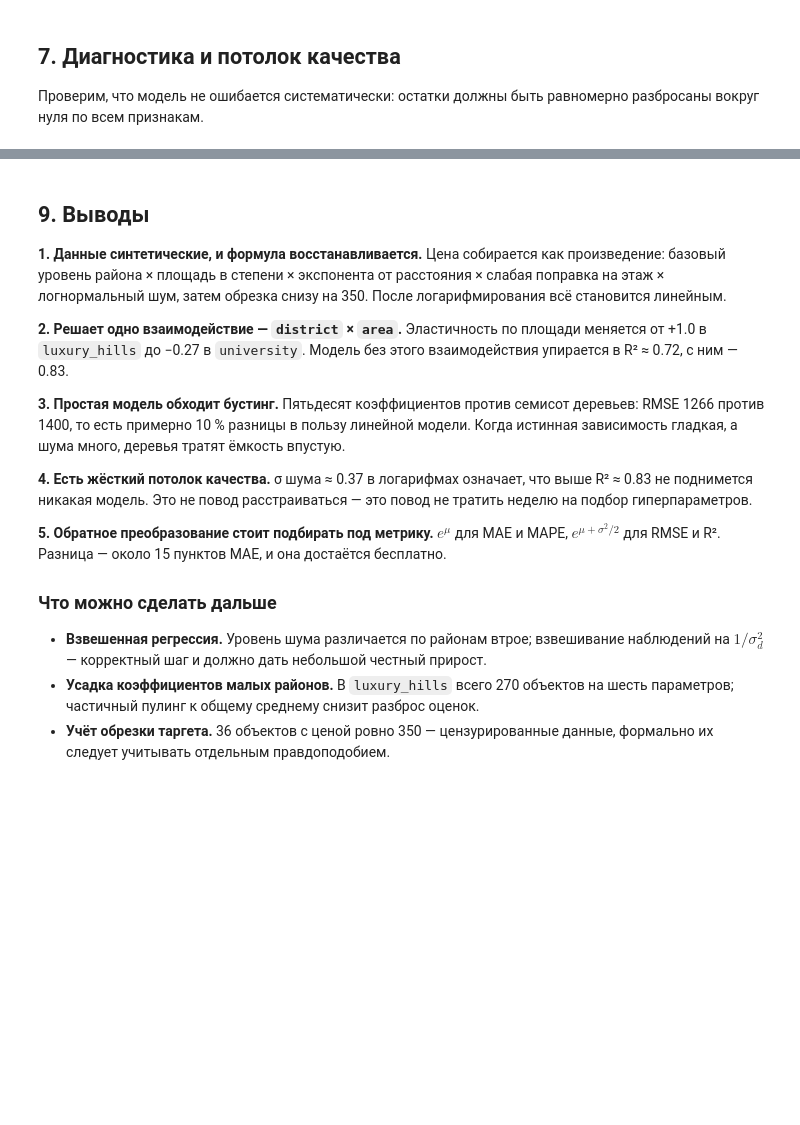
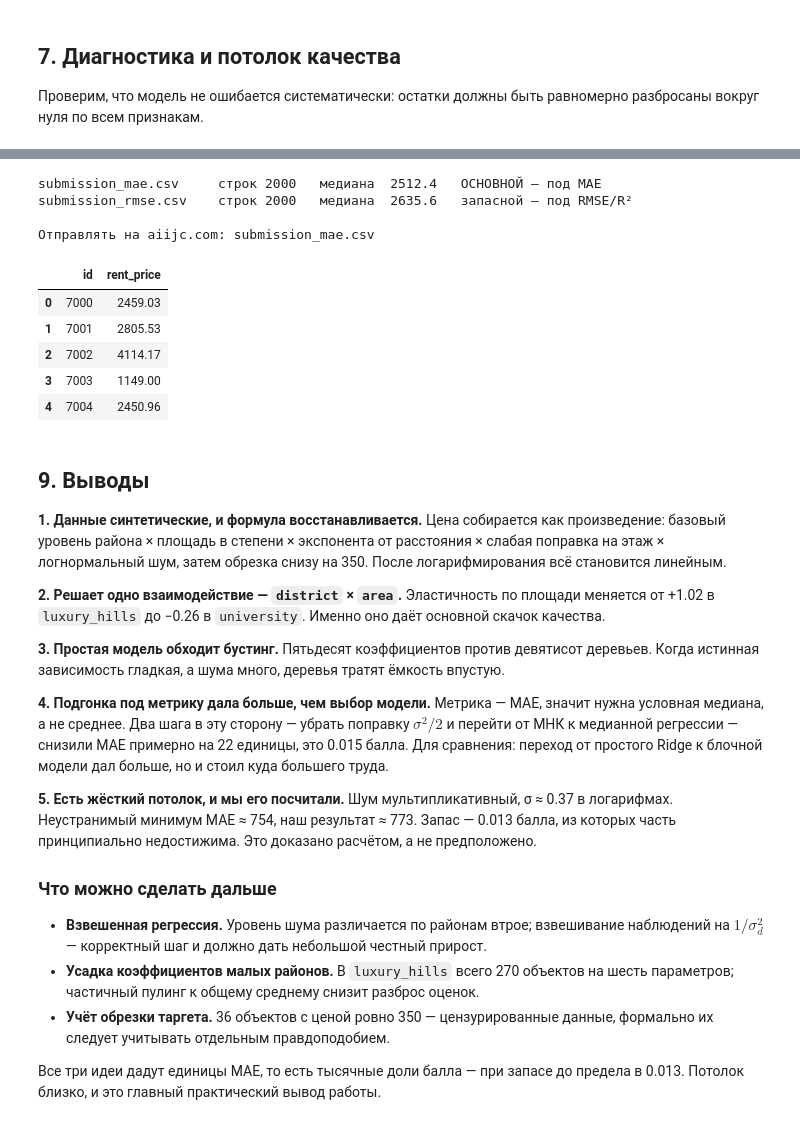
Before and after one commit to Voldemurik/AI-Challenge-by-Sber-1, a Jupyter notebook: rent-price/notebooks/01_solution.ipynb, the cells around one changed output, grey strips where cells are left out. Drawn from its saved outputs; the diff is of its cells as text; code cells hidden in the pictures; blank space fills up the shorter version.

```diff
--- a/rent-price/notebooks/01_solution.ipynb
+++ b/rent-price/notebooks/01_solution.ipynb
@@ -661,16 +804,0 @@ R² нашей модели на кросс-валидации: 0.8270
-# %%
-OUT = Path("..") / "submissions"
-OUT.mkdir(exist_ok=True)
-
-for filename, target in [("submission_rmse.csv", "mean"), ("submission_mae.csv", "median")]:
-    pred = predict_price(test, target)
-    out = pd.DataFrame({"id": test.id, "rent_price": pred.round(2)})
-    out.to_csv(OUT / filename, index=False)
-    print(f"{filename:22s} строк {len(out)}   среднее {pred.mean():7.1f}   медиана {np.median(pred):7.1f}")
-
-print("\nПроверка формата:")
-sub = pd.read_csv(OUT / "submission_rmse.csv")
-print("  колонки совпадают с sample_submission:", list(sub.columns) == list(sample.columns))
-print("  id совпадают с test:                  ", (sub.id.values == test.id.values).all())
-print("  пропусков нет:                        ", sub.rent_price.notna().all())
-sub.head()
@@ -691,3 +859,38 @@ submission_mae.csv     строк 2000   среднее  3087.2   медиана
+# %%
+OUT = Path("..") / "submissions"
+OUT.mkdir(exist_ok=True)
+
+pred_main = predict_price(test)
+
+# запасной вариант: МНК + поправка на логнормальность = условное среднее
+beta_ls = np.linalg.lstsq(design_full, LOG_Y, rcond=None)[0]
+sigma_ls = (LOG_Y - design_full @ beta_ls).std()
+pred_alt = np.clip(np.exp(make_basis(test, DEGREE) @ beta_ls + 0.5 * sigma_ls ** 2), PRICE_FLOOR, None)
+
+for filename, pred, note in (("submission_mae.csv", pred_main, "ОСНОВНОЙ — под MAE"),
+                             ("submission_rmse.csv", pred_alt, "запасной — под RMSE/R²")):
+    out = pd.DataFrame({"id": test.id, "rent_price": np.round(pred, 2)})
+    out.to_csv(OUT / filename, index=False)
+
+    assert list(out.columns) == list(sample.columns)
+    assert (out.id.values == test.id.values).all()
+    assert out.rent_price.notna().all() and len(out) == len(test)
+
+    print(f"{filename:22s} строк {len(out)}   медиана {np.median(pred):7.1f}   {note}")
+
+print("\nОтправлять на aiijc.com: submission_mae.csv")
+pd.read_csv(OUT / "submission_mae.csv").head()
+# %% [output]
+submission_mae.csv     строк 2000   медиана  2512.4   ОСНОВНОЙ — под MAE
+submission_rmse.csv    строк 2000   медиана  2635.6   запасной — под RMSE/R²
+
+Отправлять на aiijc.com: submission_mae.csv
+|  | id | rent_price |
+| 0 | 7000 | 2459.03 |
+| 1 | 7001 | 2805.53 |
+| 2 | 7002 | 4114.17 |
+| 3 | 7003 | 1149.00 |
+| 4 | 7004 | 2450.96 |
 # %% [markdown]
 ## 9. Выводы
 
@@ -696,19 +899,19 @@ submission_mae.csv     строк 2000   среднее  3087.2   медиана
 логнормальный шум, затем обрезка снизу на 350. После логарифмирования всё становится линейным.
 
 **2. Решает одно взаимодействие — `district` × `area`.** Эластичность по площади меняется от
-+1.0 в `luxury_hills` до −0.27 в `university`. Модель без этого взаимодействия упирается в R² ≈ 0.72,
-с ним — 0.83.
++1.02 в `luxury_hills` до −0.26 в `university`. Именно оно даёт основной скачок качества.
 
-**3. Простая модель обходит бустинг.** Пятьдесят коэффициентов против семисот деревьев: RMSE 1266
-против 1400, то есть примерно 10 % разницы в пользу линейной модели. Когда истинная зависимость
-гладкая, а шума много, деревья тратят ёмкость впустую.
+**3. Простая модель обходит бустинг.** Пятьдесят коэффициентов против девятисот деревьев.
+Когда истинная зависимость гладкая, а шума много, деревья тратят ёмкость впустую.
 
-**4. Есть жёсткий потолок качества.** σ шума ≈ 0.37 в логарифмах означает, что выше R² ≈ 0.83
-не поднимется никакая модель. Это не повод расстраиваться — это повод не тратить неделю на
-подбор гиперпараметров.
+**4. Подгонка под метрику дала больше, чем выбор модели.** Метрика — MAE, значит нужна условная
+медиана, а не среднее. Два шага в эту сторону — убрать поправку $\sigma^2/2$ и перейти от МНК
+к медианной регрессии — снизили MAE примерно на 22 единицы, это 0.015 балла. Для сравнения:
+переход от простого Ridge к блочной модели дал больше, но и стоил куда большего труда.
 
-**5. Обратное преобразование стоит подбирать под метрику.** $e^{\mu}$ для MAE и MAPE,
-$e^{\mu + \sigma^2/2}$ для RMSE и R². Разница — около 15 пунктов MAE, и она достаётся бесплатно.
+**5. Есть жёсткий потолок, и мы его посчитали.** Шум мультипликативный, σ ≈ 0.37 в логарифмах.
+Неустранимый минимум MAE ≈ 754, наш результат ≈ 773. Запас — 0.013 балла, из которых часть
+принципиально недостижима. Это доказано расчётом, а не предположено.
 
 ### Что можно сделать дальше
 
@@ -718,3 +921,6 @@ $e^{\mu + \sigma^2/2}$ для RMSE и R². Разница — около 15 пу
   частичный пулинг к общему среднему снизит разброс оценок.
 - **Учёт обрезки таргета.** 36 объектов с ценой ровно 350 — цензурированные данные, формально
   их следует учитывать отдельным правдоподобием.
+
+Все три идеи дадут единицы MAE, то есть тысячные доли балла — при запасе до предела в 0.013.
+Потолок близко, и это главный практический вывод работы.
```
Also changed, not shown: parts of 36 cells of this notebook, 10 other files.
